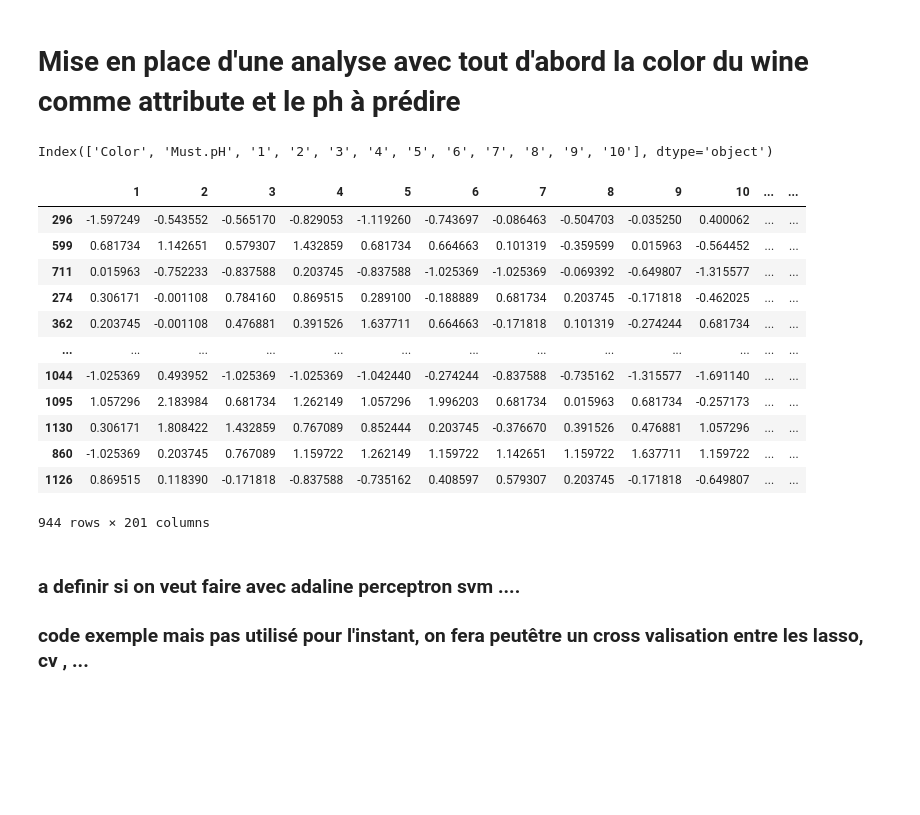
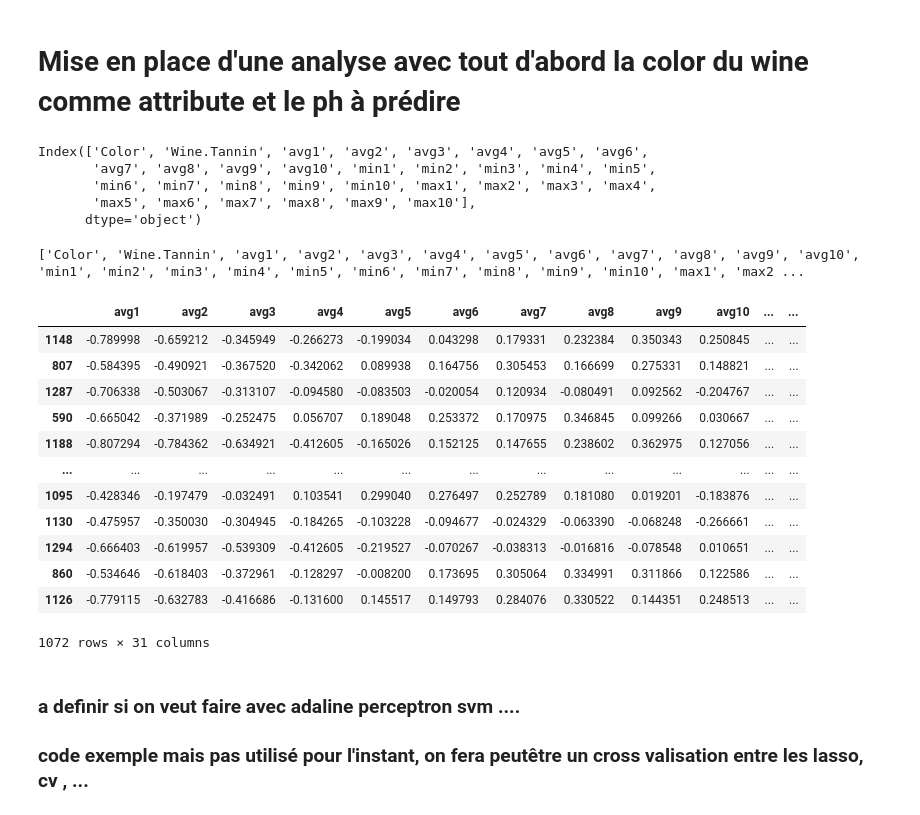
Before and after one commit to ameliemelo/projet_wine, a Jupyter notebook: amelie.ipynb, the cells around one changed output. Drawn from its saved outputs; the diff is of its cells as text; code cells hidden in the pictures; blank space fills up the shorter version.

```diff
--- a/amelie.ipynb
+++ b/amelie.ipynb
@@ -252,19 +336,24 @@ dtype: int64
 # %% [markdown]
 # Mise en place d'une analyse avec tout d'abord la color du wine comme attribute et le ph à prédire
+# %%
+dataset2 = pd.concat([new_temp_avg, new_temp_min, new_temp_max], axis = 1)
 # %%
 copie = dataset.copy()
 #enlever les colonnes qu'on ne compte pas utiliser
 copie = copie.drop(columns = ['Table.No.', 'Cultivar', 'Recommend', 'RecReg', 'Reg', 'Wine.Alcohol',
-       'Harvest date', 'DOY', 'Must.Brix', 'Must.Tacid', 'Wine.Facid', 'Wine.Extract', 'Wine.Tannin',
+       'Harvest date', 'DOY', 'Must.pH','Must.Brix', 'Must.Tacid', 'Wine.Facid', 'Wine.Extract',
        'Wine.Tasting'])
 #verifier qu'on a nos colonnes désirées
 copie.columns
 # %% [output]
-Index(['Color', 'Must.pH', '1', '2', '3', '4', '5', '6', '7', '8', '9', '10'], dtype='object')
+Index(['Color', 'Wine.Tannin', 'avg1', 'avg2', 'avg3', 'avg4', 'avg5', 'avg6',
+       'avg7', 'avg8', 'avg9', 'avg10', 'min1', 'min2', 'min3', 'min4', 'min5',
+       'min6', 'min7', 'min8', 'min9', 'min10', 'max1', 'max2', 'max3', 'max4',
+       'max5', 'max6', 'max7', 'max8', 'max9', 'max10'],
+      dtype='object')
 # %%
-columns = list(new_temp.columns)
-columns.append('Color')
-columns.append('Must.pH')
+columns = list(copie.columns)
+print(columns)
 #delete row with value = Nan
 #voir si pour les y on peut pas remplacer par une valeur :
 # d'autres possibilités (ffill et bfill qui propagent les valeurs observées aux voisines Nan)
@@ -272,12 +361,14 @@ columns.append('Must.pH')
 # exemple :           movies_df['budget'].fillna(movies_df['budget'].mean(), inplace=True)
 copie.dropna(subset = columns, inplace=True)
 copie.reset_index(drop=True, inplace=True)
+# %% [output]
+['Color', 'Wine.Tannin', 'avg1', 'avg2', 'avg3', 'avg4', 'avg5', 'avg6', 'avg7', 'avg8', 'avg9', 'avg10', 'min1', 'min2', 'min3', 'min4', 'min5', 'min6', 'min7', 'min8', 'min9', 'min10', 'max1', 'max2 ...
 # %%
 # selection of class to predict : here ph
-y = copie[['Must.pH']]
+y = copie[['Wine.Tannin']]
 
 # temperature and color extraction
-colonnes = list(new_temp.columns)
+colonnes = list(dataset2.columns)
 colonnes.append('Color')
 
 # récupération des valeurs de toutes les colonnes à la suite
@@ -288,30 +379,30 @@ X_train, X_test, y_train, y_test = train_test_split(X, y, test_size=0.2, random_
 # %%
 from sklearn.preprocessing import StandardScaler
 
 scaler = StandardScaler()
 #on fit (calcule mean et std) sur toutes les colonnes temperature a la fois pas que les colonnes
-scaler.fit(X_train[list(new_temp.columns)].values.ravel().reshape(-1, 1))
+scaler.fit(X_train[list(dataset2.columns)].values.ravel().reshape(-1, 1))
 
 #on remplace nos colonnes par nos valeurs standardizer
-for col in new_temp.columns:
+for col in dataset2.columns:
     X_train[col] = scaler.transform(X_train[[col]])
     X_test[col] = scaler.transform(X_test[[col]])
 
 X_train
 # %% [output]
-|  | 1 | 2 | 3 | 4 | 5 | 6 | 7 | 8 | 9 | 10 | ... | ... |
-| 296 | -1.597249 | -0.543552 | -0.565170 | -0.829053 | -1.119260 | -0.743697 | -0.086463 | -0.504703 | -0.035250 | 0.400062 | ... | ... |
-| 599 | 0.681734 | 1.142651 | 0.579307 | 1.432859 | 0.681734 | 0.664663 | 0.101319 | -0.359599 | 0.015963 | -0.564452 | ... | ... |
-| 711 | 0.015963 | -0.752233 | -0.837588 | 0.203745 | -0.837588 | -1.025369 | -1.025369 | -0.069392 | -0.649807 | -1.315577 | ... | ... |
-| 274 | 0.306171 | -0.001108 | 0.784160 | 0.869515 | 0.289100 | -0.188889 | 0.681734 | 0.203745 | -0.171818 | -0.462025 | ... | ... |
-| 362 | 0.203745 | -0.001108 | 0.476881 | 0.391526 | 1.637711 | 0.664663 | -0.171818 | 0.101319 | -0.274244 | 0.681734 | ... | ... |
+|  | avg1 | avg2 | avg3 | avg4 | avg5 | avg6 | avg7 | avg8 | avg9 | avg10 | ... | ... |
+| 1148 | -0.789998 | -0.659212 | -0.345949 | -0.266273 | -0.199034 | 0.043298 | 0.179331 | 0.232384 | 0.350343 | 0.250845 | ... | ... |
+| 807 | -0.584395 | -0.490921 | -0.367520 | -0.342062 | 0.089938 | 0.164756 | 0.305453 | 0.166699 | 0.275331 | 0.148821 | ... | ... |
+| 1287 | -0.706338 | -0.503067 | -0.313107 | -0.094580 | -0.083503 | -0.020054 | 0.120934 | -0.080491 | 0.092562 | -0.204767 | ... | ... |
+| 590 | -0.665042 | -0.371989 | -0.252475 | 0.056707 | 0.189048 | 0.253372 | 0.170975 | 0.346845 | 0.099266 | 0.030667 | ... | ... |
+| 1188 | -0.807294 | -0.784362 | -0.634921 | -0.412605 | -0.165026 | 0.152125 | 0.147655 | 0.238602 | 0.362975 | 0.127056 | ... | ... |
 | ... | ... | ... | ... | ... | ... | ... | ... | ... | ... | ... | ... | ... |
-| 1044 | -1.025369 | 0.493952 | -1.025369 | -1.025369 | -1.042440 | -0.274244 | -0.837588 | -0.735162 | -1.315577 | -1.691140 | ... | ... |
-| 1095 | 1.057296 | 2.183984 | 0.681734 | 1.262149 | 1.057296 | 1.996203 | 0.681734 | 0.015963 | 0.681734 | -0.257173 | ... | ... |
-| 1130 | 0.306171 | 1.808422 | 1.432859 | 0.767089 | 0.852444 | 0.203745 | -0.376670 | 0.391526 | 0.476881 | 1.057296 | ... | ... |
-| 860 | -1.025369 | 0.203745 | 0.767089 | 1.159722 | 1.262149 | 1.159722 | 1.142651 | 1.159722 | 1.637711 | 1.159722 | ... | ... |
-| 1126 | 0.869515 | 0.118390 | -0.171818 | -0.837588 | -0.735162 | 0.408597 | 0.579307 | 0.203745 | -0.171818 | -0.649807 | ... | ... |
+| 1095 | -0.428346 | -0.197479 | -0.032491 | 0.103541 | 0.299040 | 0.276497 | 0.252789 | 0.181080 | 0.019201 | -0.183876 | ... | ... |
+| 1130 | -0.475957 | -0.350030 | -0.304945 | -0.184265 | -0.103228 | -0.094677 | -0.024329 | -0.063390 | -0.068248 | -0.266661 | ... | ... |
+| 1294 | -0.666403 | -0.619957 | -0.539309 | -0.412605 | -0.219527 | -0.070267 | -0.038313 | -0.016816 | -0.078548 | 0.010651 | ... | ... |
+| 860 | -0.534646 | -0.618403 | -0.372961 | -0.128297 | -0.008200 | 0.173695 | 0.305064 | 0.334991 | 0.311866 | 0.122586 | ... | ... |
+| 1126 | -0.779115 | -0.632783 | -0.416686 | -0.131600 | 0.145517 | 0.149793 | 0.284076 | 0.330522 | 0.144351 | 0.248513 | ... | ... |
-944 rows × 201 columns
+1072 rows × 31 columns
 # %% [markdown]
 ### a definir si on veut faire avec adaline perceptron svm ....
 ### code exemple mais pas utilisé pour l'instant, on fera peutêtre un cross valisation entre les lasso, cv , ...
```
Also changed, not shown: parts of 31 cells of this notebook.
